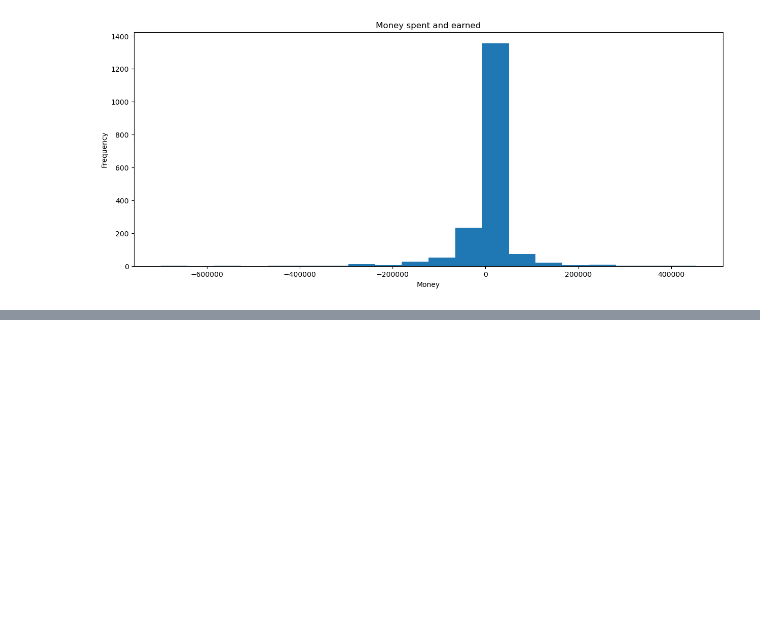
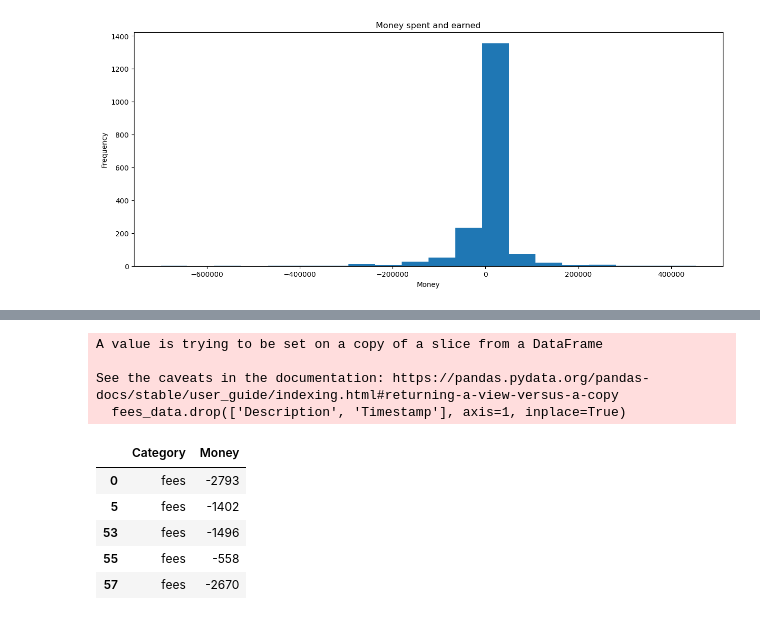
Before and after one commit to kannanjayachandran/Sim-Data-Analysis, a Jupyter notebook: SIm_eda.ipynb, the cells around one changed output, grey strips where cells are left out. Saved outputs shown, nothing was run; the diff lists cells and outputs as text; code cells hidden in the pictures; blank space fills up the shorter version.

```diff
--- a/SIm_eda.ipynb
+++ b/SIm_eda.ipynb
@@ -222,0 +230,17 @@ plt.show()
+# %%
+fees_data = df.loc[df['Category'] == 'fees']
+
+fees_data.drop(['Description', 'Timestamp'], axis=1, inplace=True)
+
+fees_data.head()
+# %% [output]
+A value is trying to be set on a copy of a slice from a DataFrame
+
+See the caveats in the documentation: https://pandas.pydata.org/pandas-docs/stable/user_guide/indexing.html#returning-a-view-versus-a-copy
+  fees_data.drop(['Description', 'Timestamp'], axis=1, inplace=True)
+|  | Category | Money |
+| 0 | fees | -2793 |
+| 5 | fees | -1402 |
+| 53 | fees | -1496 |
+| 55 | fees | -558 |
+| 57 | fees | -2670 |
```
Also changed, not shown: parts of 8 cells of this notebook, 1 other file.
